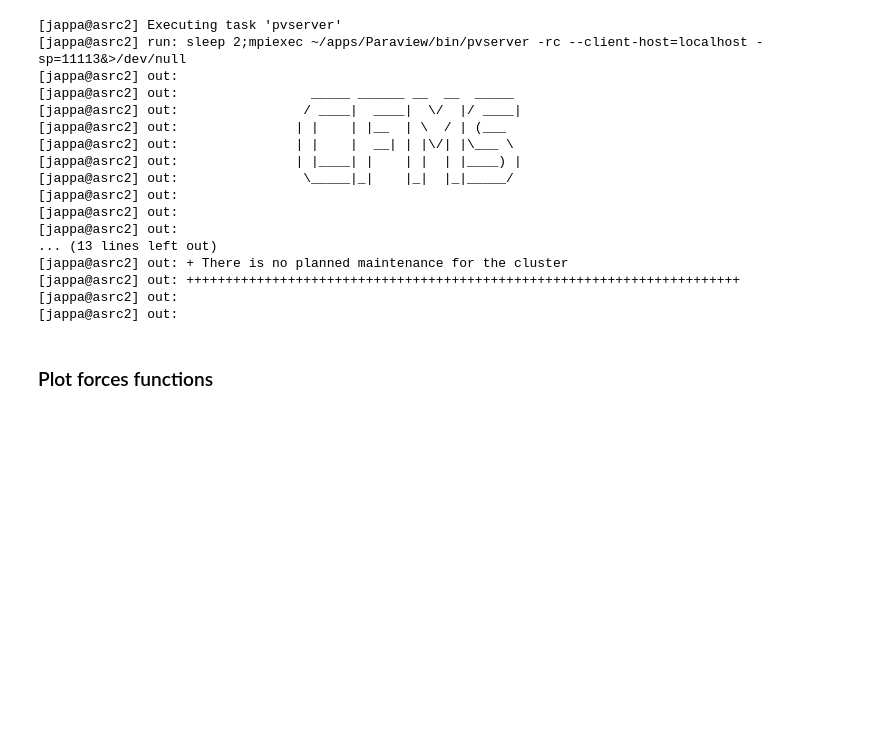
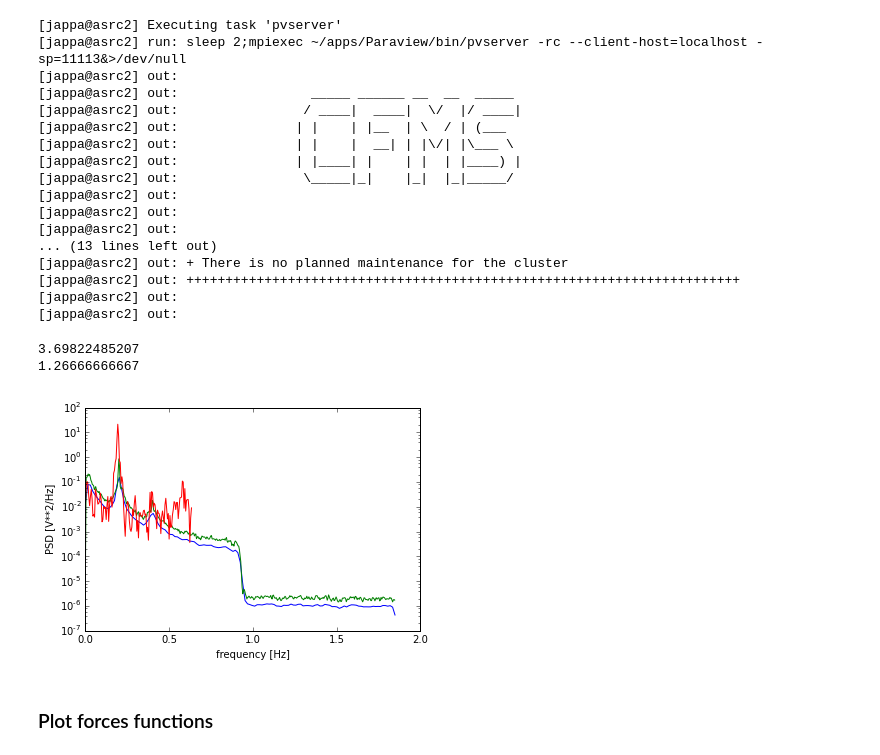
Before and after one commit to zCFD/zPost, a Jupyter notebook: ipynb/NACA0021/NACA0021.ipynb, the cells around one changed output. Cells and saved outputs as stored; diff of their text form; code cells hidden in the pictures; blank space fills up the shorter version.

Commit message:
NACA 0021 notebook

```diff
--- a/ipynb/NACA0021/NACA0021.ipynb
+++ b/ipynb/NACA0021/NACA0021.ipynb
@@ -76,6 +58,43 @@ if remote_data:
 [jappa@asrc2] out: +++++++++++++++++++++++++++++++++++++++++++++++++++++++++++++++++++++++
 [jappa@asrc2] out:
 [jappa@asrc2] out:
+# %%
+# import data file
+from scipy import signal
+from zutil.post import get_fw_csv_data, get_csv_data
+
+exp_data = get_fw_csv_data('data/UFR2-11_CL_nondim_NACA0021_60deg.dat',widths=None)
+fs = 1.0/0.2704 # Note time in data file is non dim time
+print fs
+f, Pxx_den = signal.welch(exp_data[1], fs)#, nperseg=909, noverlap=899)
+
+psd_data = get_csv_data('data/UFR2-11_PSD_exp_Cl_-l909_-s10_-v.dat')
+
+zcfd_data = get_csv_data('NACA0021_report.csv',header=True,remote=True)
+
+raw_data = zcfd_data['wall_Fty'][300::11]*40.0
+
+raw_data = raw_data.flatten().tolist()
+
+fs = 1.0/0.03 # Note time in data file is non dim time
+fs *= 0.038
+print fs
+f_calc, Pxx_den_calc = signal.welch(raw_data, fs)#, nperseg=909, noverlap=899)
+
+
+#print x
+
+plt.semilogy(f, Pxx_den)
+plt.semilogy(psd_data[2], psd_data[4])
+plt.semilogy(f_calc, Pxx_den_calc)
+#plt.ylim([0.5e-3, 1])
+plt.xlabel('frequency [Hz]')
+plt.ylabel('PSD [V**2/Hz]')
+plt.show()
+# %% [output]
+3.69822485207
+1.26666666667
+[figure, added]
 # %% [markdown]
 ### Plot forces functions
 # %%
```
Also changed, not shown: parts of 8 cells of this notebook, 3 other files.
